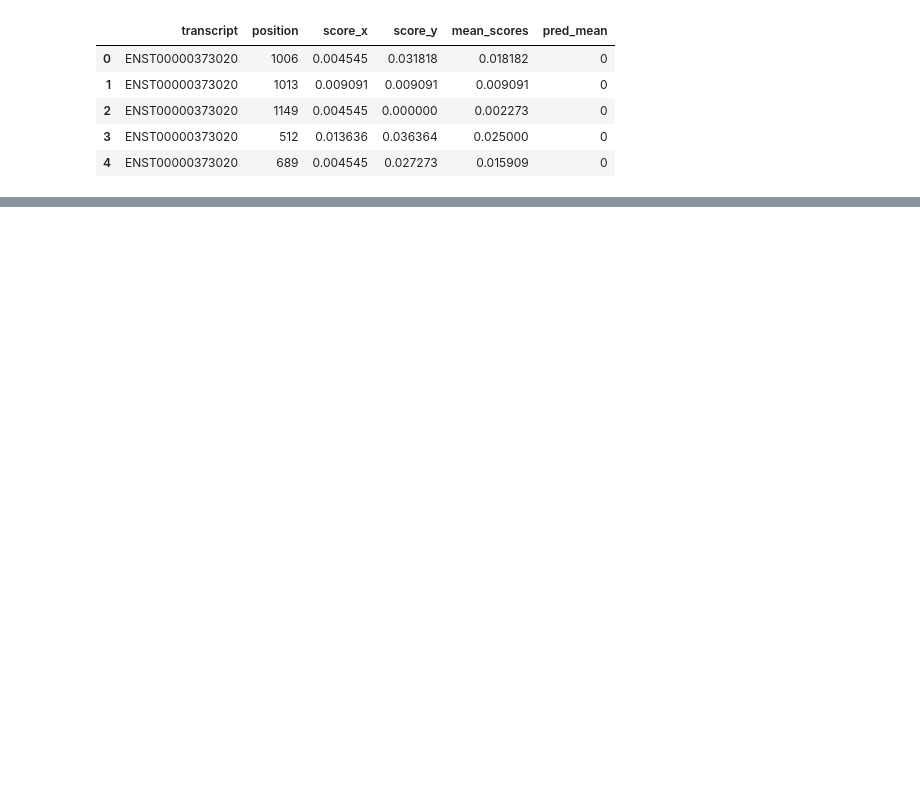
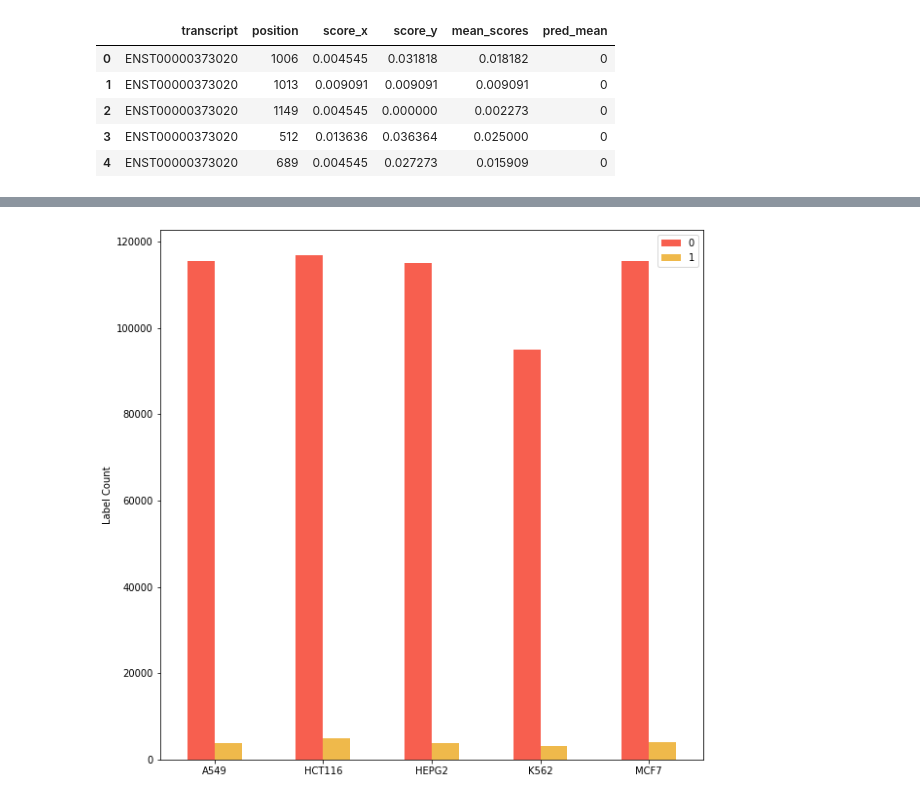
Before and after one commit to claudia-07/DSA4262-ACMXZ, a Jupyter notebook: prediction/all_cell_test.ipynb, the cells around one changed output, grey strips where cells are left out. Saved outputs shown, nothing was run; the diff lists cells and outputs as text; code cells hidden in the pictures; blank space fills up the shorter version.

```diff
--- a/prediction/all_cell_test.ipynb
+++ b/prediction/all_cell_test.ipynb
@@ -104,0 +129,11 @@ Name: pred_mean, dtype: int64
+# %%
+from turtle import width
+
+colour_scheme = {"0": "#f75f4f", "1": "#efb94b"}
+plot_df_transpose = plot_df.transpose()
+plot_df_transpose.plot(kind = "bar", figsize = (10, 10), color = colour_scheme)
+
+plt.ylabel("Label Count")
+plt.gca().xaxis.set_tick_params(rotation = 0)
+# %% [output]
+[figure, added]
```
Also changed, not shown: parts of 20 cells of this notebook.
